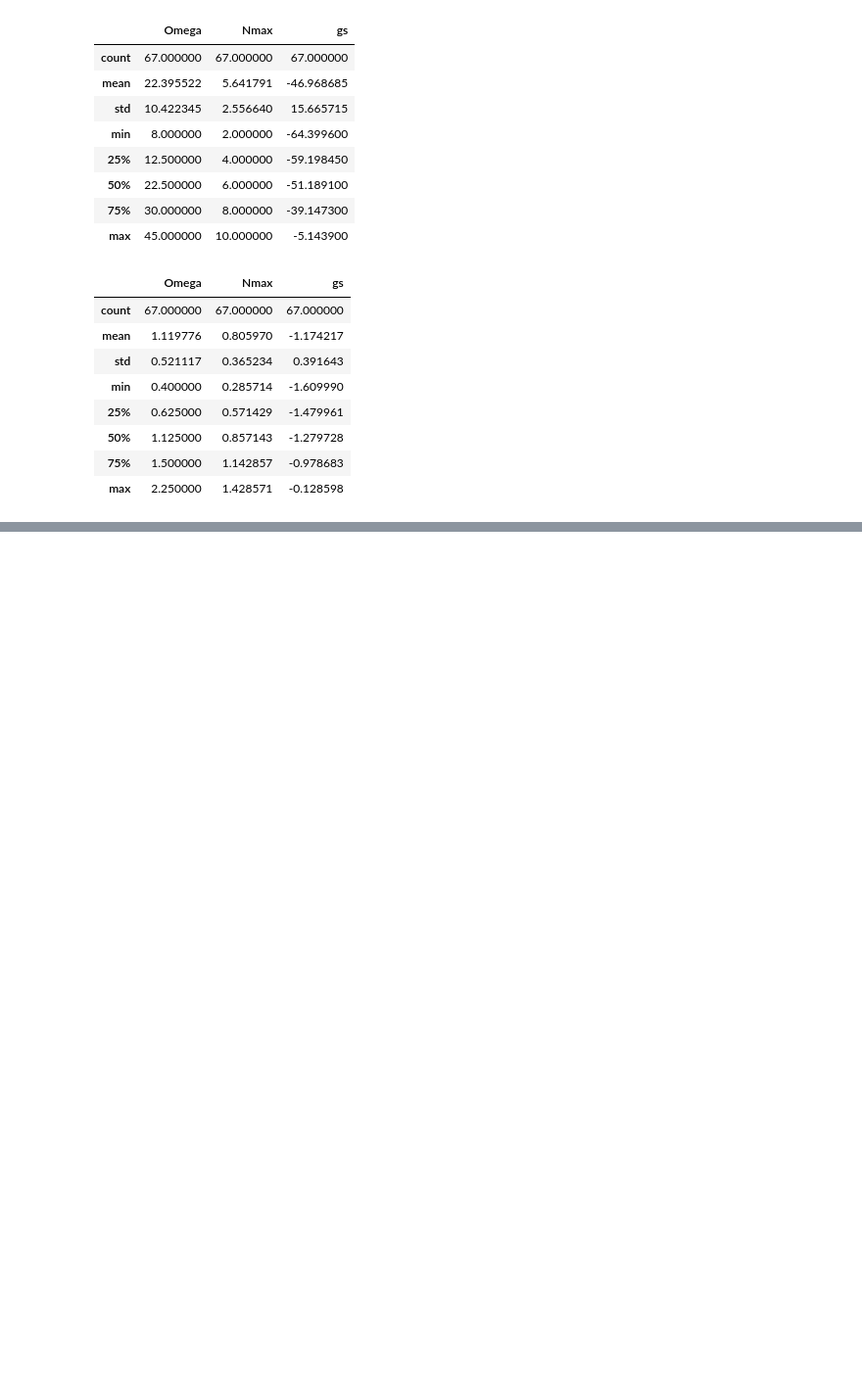
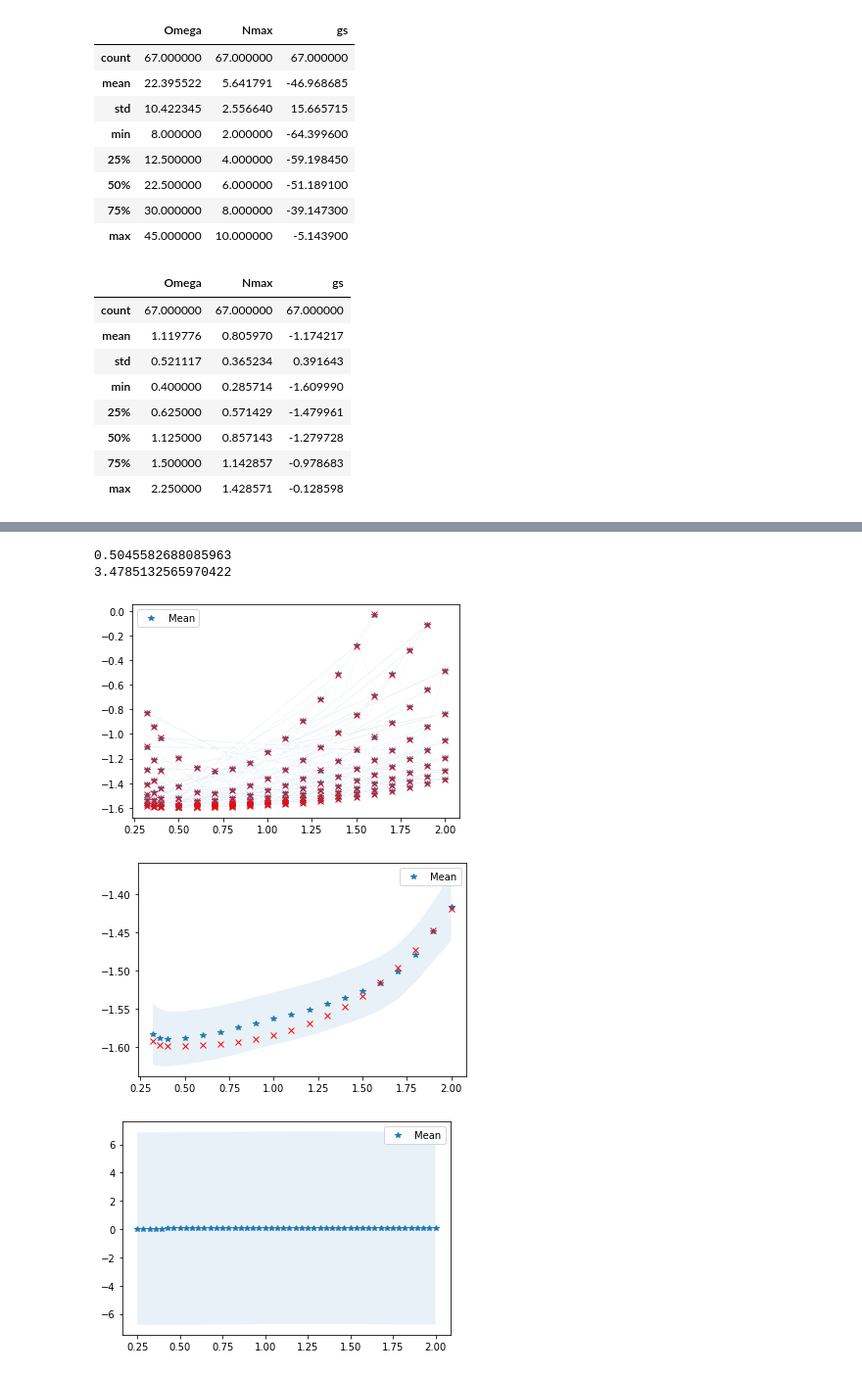
Before and after one commit to alphacentaury-github/NPSS2020, a Jupyter notebook: ML_NCSM.ipynb, the cells around one changed output, grey strips where cells are left out. Shown at 98% size. Drawn from its saved outputs; the diff is of its cells as text; code cells hidden in the pictures; blank space fills up the shorter version.

```diff
--- a/ML_NCSM.ipynb
+++ b/ML_NCSM.ipynb
@@ -402,0 +427,42 @@ WARNING:tensorflow:5 out of the last 20 calls to <function Model.make_predict_fu
+# %%
+noise=0.05/scale_gs
+rbf = ConstantKernel(1.0) * RBF(length_scale=0.02)
+gpr = GaussianProcessRegressor(kernel=rbf, alpha=noise**2)
+# Reuse training data from previous 1D example
+gpr.fit(train_X, train_Y)
+
+# Compute posterior predictive mean and covariance
+mu_s, cov_s = gpr.predict(test_X, return_cov=True)
+
+# Obtain optimized kernel parameters
+l = gpr.kernel_.k2.get_params()['length_scale']
+sigma_f = np.sqrt(gpr.kernel_.k1.get_params()['constant_value'])
+
+print(l)
+print(sigma_f)
+# Compare with previous results
+#assert(np.isclose(l_opt, l))
+#assert(np.isclose(sigma_f_opt, sigma_f))
+# %% [output]
+0.5045582688085963
+3.4785132565970422
+# %%
+# training result
+mu_s, cov_s = gpr.predict(train_X, return_cov=True)
+plt.figure()
+plot_gp(mu_s, cov_s, train_X['Omega'], X_train=train_X['Omega'], Y_train=train_Y)
+
+# test result
+mu_s, cov_s = gpr.predict(test_X, return_cov=True)
+plt.figure()
+plot_gp(mu_s, cov_s, test_X['Omega'], X_train=test_X['Omega'], Y_train=test_Y)
+
+# extrapolation result
+ext_X= np.array([ [i, 50./scale_nmax] for i in np.linspace(0.25,2.0)  ])
+mu_s, cov_s = gpr.predict(ext_X, return_cov=True)
+plt.figure()
+plot_gp(mu_s, cov_s, ext_X[:,0])
+# %% [output]
+[figure, added]
+[figure, added]
+[figure, added]
```
Also changed, not shown: parts of 17 cells of this notebook, 10 other files.
